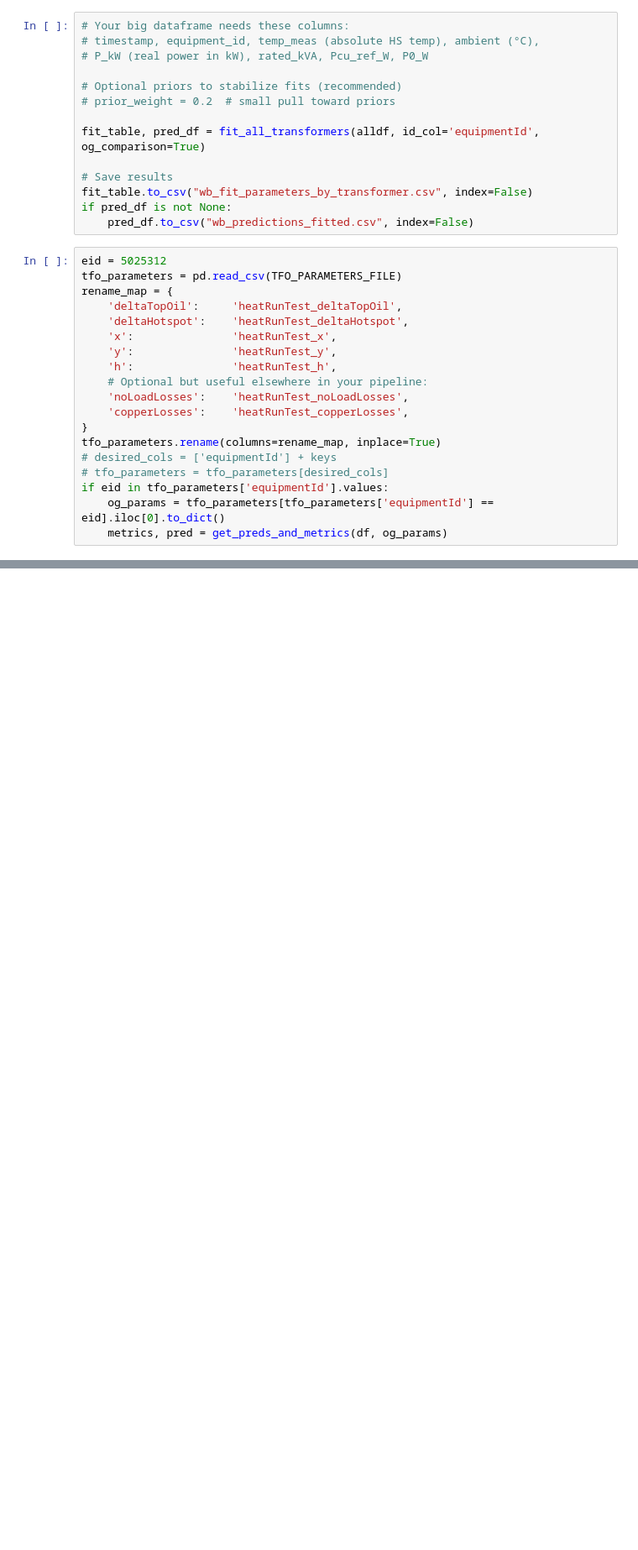
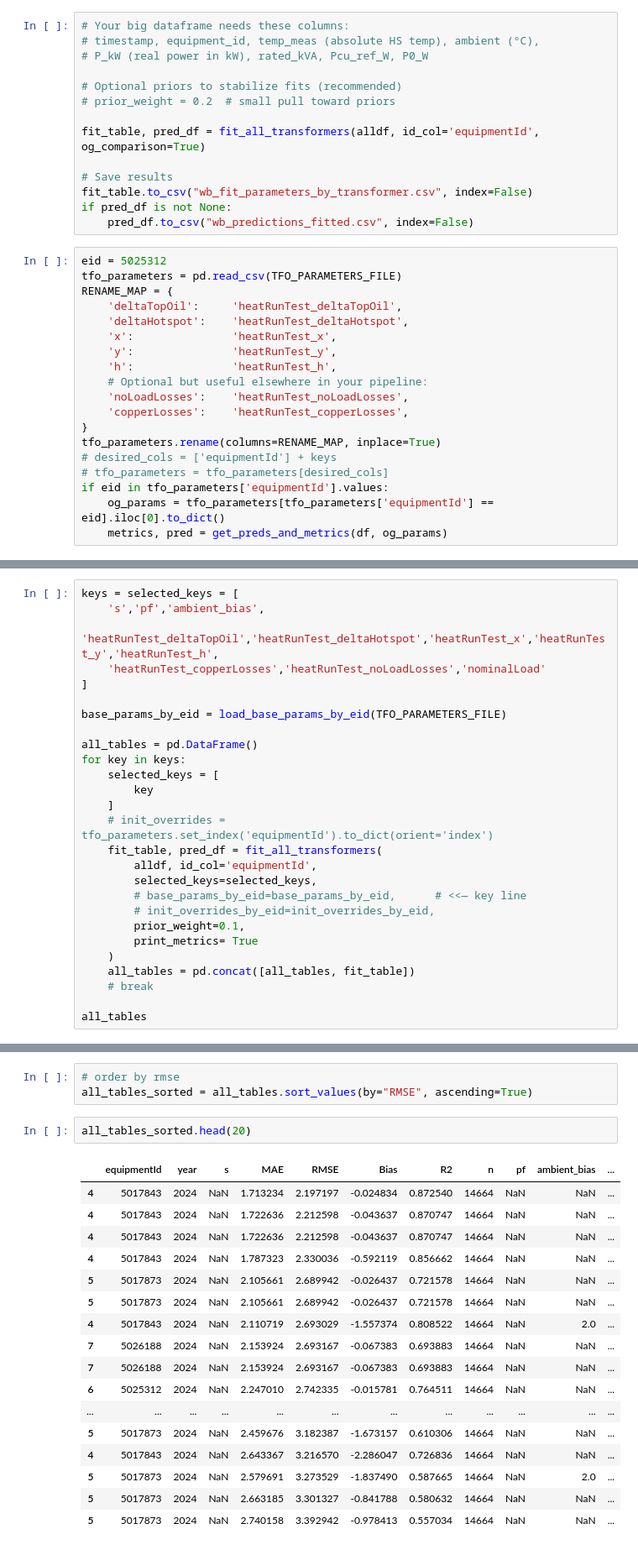
Before and after one commit to DT-Service-Consulting/ElectricGrid, a Jupyter notebook: wb_model_exploration.ipynb, the cells around one changed output, grey strips where cells are left out. Shown at 84% size. Cells and saved outputs as stored; diff of their text form; blank space fills up the shorter version.

```diff
--- a/wb_model_exploration.ipynb
+++ b/wb_model_exploration.ipynb
@@ -681,7 +682,7 @@ if pred_df is not None:
 # %%
 eid = 5025312
 tfo_parameters = pd.read_csv(TFO_PARAMETERS_FILE)
-rename_map = {
+RENAME_MAP = {
     'deltaTopOil':     'heatRunTest_deltaTopOil',
     'deltaHotspot':    'heatRunTest_deltaHotspot',
     'x':               'heatRunTest_x',
@@ -691,7 +692,7 @@ rename_map = {
     'noLoadLosses':    'heatRunTest_noLoadLosses',
     'copperLosses':    'heatRunTest_copperLosses',
 }
-tfo_parameters.rename(columns=rename_map, inplace=True)
+tfo_parameters.rename(columns=RENAME_MAP, inplace=True)
 # desired_cols = ['equipmentId'] + keys
 # tfo_parameters = tfo_parameters[desired_cols]
 if eid in tfo_parameters['equipmentId'].values:
@@ -980,0 +1440,27 @@ fit_table, pred_df = fit_all_transformers(
+# %%
+keys = selected_keys = [
+    's','pf','ambient_bias',
+    'heatRunTest_deltaTopOil','heatRunTest_deltaHotspot','heatRunTest_x','heatRunTest_y','heatRunTest_h',
+    'heatRunTest_copperLosses','heatRunTest_noLoadLosses','nominalLoad'
+]
+
+base_params_by_eid = load_base_params_by_eid(TFO_PARAMETERS_FILE)
+
+all_tables = pd.DataFrame()
+for key in keys:
+    selected_keys = [
+        key
+    ]
+    # init_overrides = tfo_parameters.set_index('equipmentId').to_dict(orient='index')
+    fit_table, pred_df = fit_all_transformers(
+        alldf, id_col='equipmentId',
+        selected_keys=selected_keys,
+        # base_params_by_eid=base_params_by_eid,      # <<— key line
+        # init_overrides_by_eid=init_overrides_by_eid,
+        prior_weight=0.1,
+        print_metrics= True
+    )
+    all_tables = pd.concat([all_tables, fit_table])
+    # break
+
+all_tables
@@ -980,0 +1490,23 @@ fit_table, pred_df = fit_all_transformers(
+# %%
+# order by rmse
+all_tables_sorted = all_tables.sort_values(by="RMSE", ascending=True)
+# %%
+all_tables_sorted.head(20)
+# %% [output]
+|  | equipmentId | year | s | MAE | RMSE | Bias | R2 | n | pf | ambient_bias | ... |
+| 4 | 5017843 | 2024 | NaN | 1.713234 | 2.197197 | -0.024834 | 0.872540 | 14664 | NaN | NaN | ... |
+| 4 | 5017843 | 2024 | NaN | 1.722636 | 2.212598 | -0.043637 | 0.870747 | 14664 | NaN | NaN | ... |
+| 4 | 5017843 | 2024 | NaN | 1.722636 | 2.212598 | -0.043637 | 0.870747 | 14664 | NaN | NaN | ... |
+| 4 | 5017843 | 2024 | NaN | 1.787323 | 2.330036 | -0.592119 | 0.856662 | 14664 | NaN | NaN | ... |
+| 5 | 5017873 | 2024 | NaN | 2.105661 | 2.689942 | -0.026437 | 0.721578 | 14664 | NaN | NaN | ... |
+| 5 | 5017873 | 2024 | NaN | 2.105661 | 2.689942 | -0.026437 | 0.721578 | 14664 | NaN | NaN | ... |
+| 4 | 5017843 | 2024 | NaN | 2.110719 | 2.693029 | -1.557374 | 0.808522 | 14664 | NaN | 2.0 | ... |
+| 7 | 5026188 | 2024 | NaN | 2.153924 | 2.693167 | -0.067383 | 0.693883 | 14664 | NaN | NaN | ... |
+| 7 | 5026188 | 2024 | NaN | 2.153924 | 2.693167 | -0.067383 | 0.693883 | 14664 | NaN | NaN | ... |
+| 6 | 5025312 | 2024 | NaN | 2.247010 | 2.742335 | -0.015781 | 0.764511 | 14664 | NaN | NaN | ... |
+| ... | ... | ... | ... | ... | ... | ... | ... | ... | ... | ... | ... |
+| 5 | 5017873 | 2024 | NaN | 2.459676 | 3.182387 | -1.673157 | 0.610306 | 14664 | NaN | NaN | ... |
+| 4 | 5017843 | 2024 | NaN | 2.643367 | 3.216570 | -2.286047 | 0.726836 | 14664 | NaN | NaN | ... |
+| 5 | 5017873 | 2024 | NaN | 2.579691 | 3.273529 | -1.837490 | 0.587665 | 14664 | NaN | 2.0 | ... |
+| 5 | 5017873 | 2024 | NaN | 2.663185 | 3.301327 | -0.841788 | 0.580632 | 14664 | NaN | NaN | ... |
+| 5 | 5017873 | 2024 | NaN | 2.740158 | 3.392942 | -0.978413 | 0.557034 | 14664 | NaN | NaN | ... |
```
Also changed, not shown: parts of 36 cells of this notebook, 8 other files.
